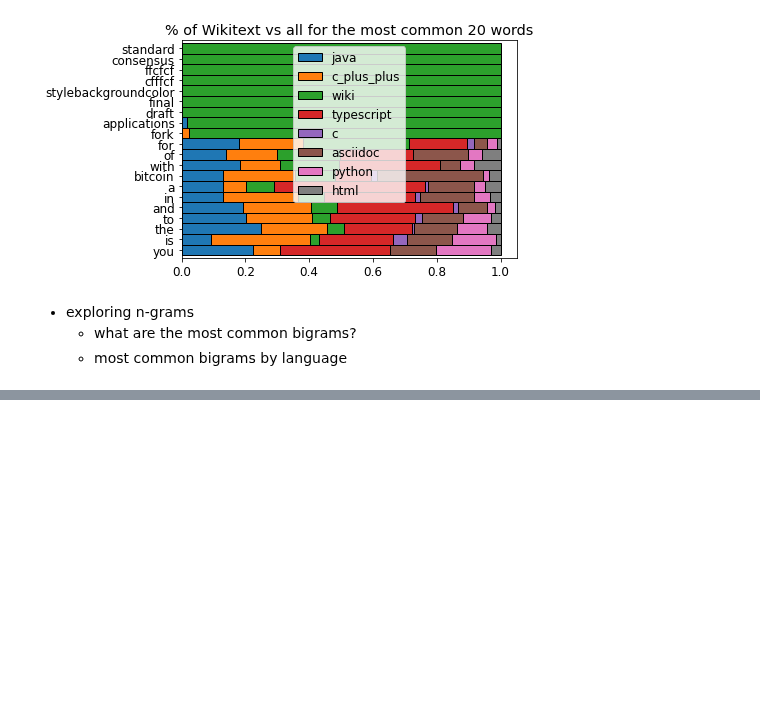
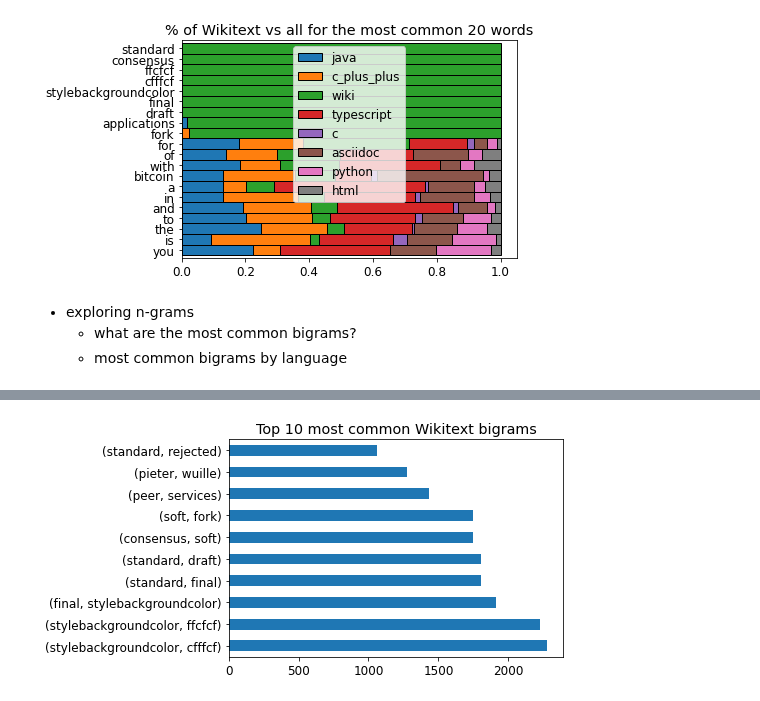
Before and after one commit to TeamAwesomeQuackers/NLP_Project, a Jupyter notebook: Workbooks/Whitaker_Explore_NLP.ipynb, the cells around one changed output, grey strips where cells are left out. Cells and saved outputs as stored; diff of their text form; code cells hidden in the pictures; blank space fills up the shorter version.

```diff
--- a/Workbooks/Whitaker_Explore_NLP.ipynb
+++ b/Workbooks/Whitaker_Explore_NLP.ipynb
@@ -309,0 +330,7 @@ Text(0.5, 1.0, '% of Wikitext vs all for the most common 20 words')
+# %%
+# most common Wikitext bigrams
+
+pd.Series(nltk.bigrams(wiki_words.split())).value_counts().head(10).plot.barh()
+plt.title('Top 10 most common Wikitext bigrams');
+# %% [output]
+[figure, added]
```
Also changed, not shown: parts of 10 cells of this notebook.
